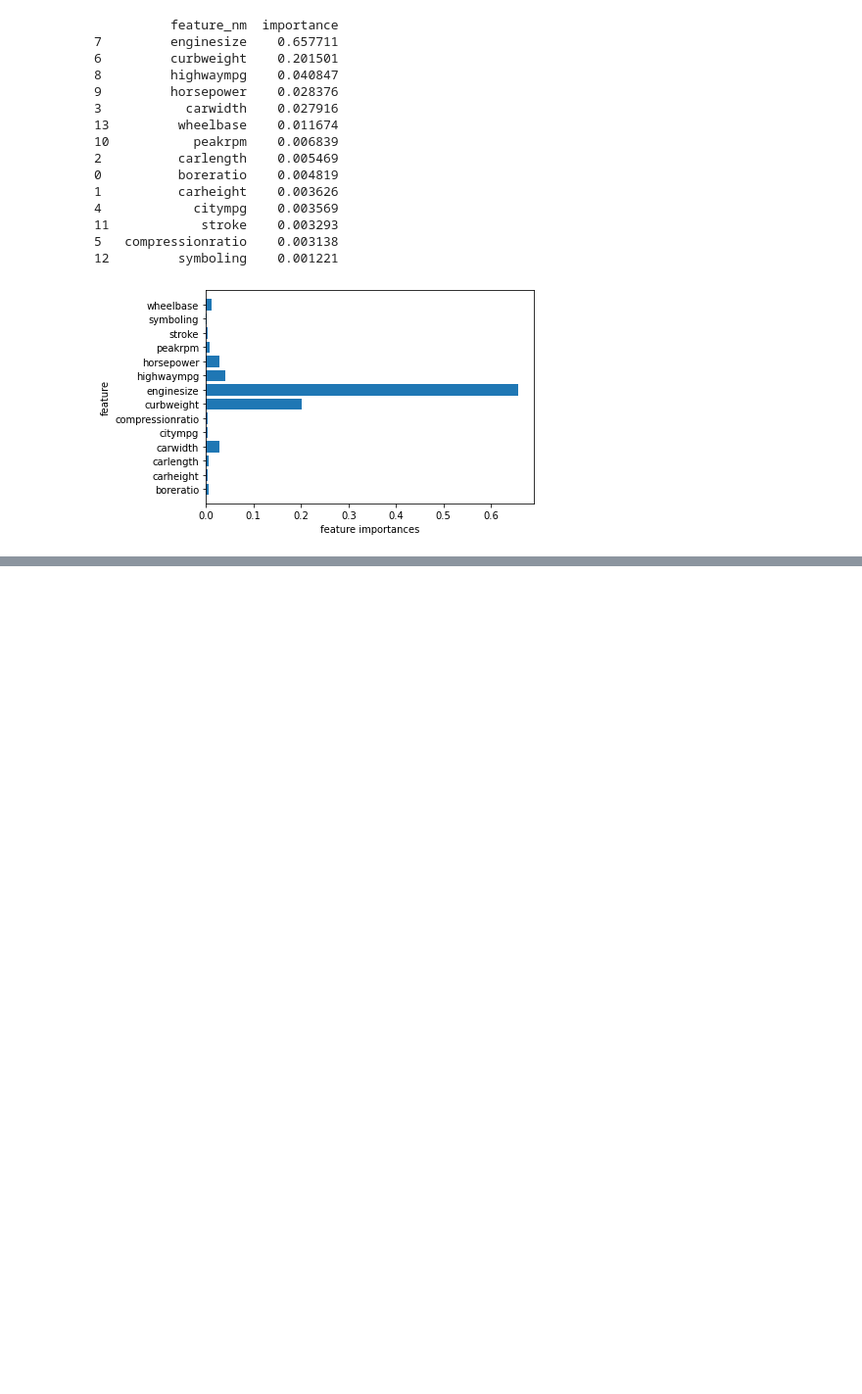
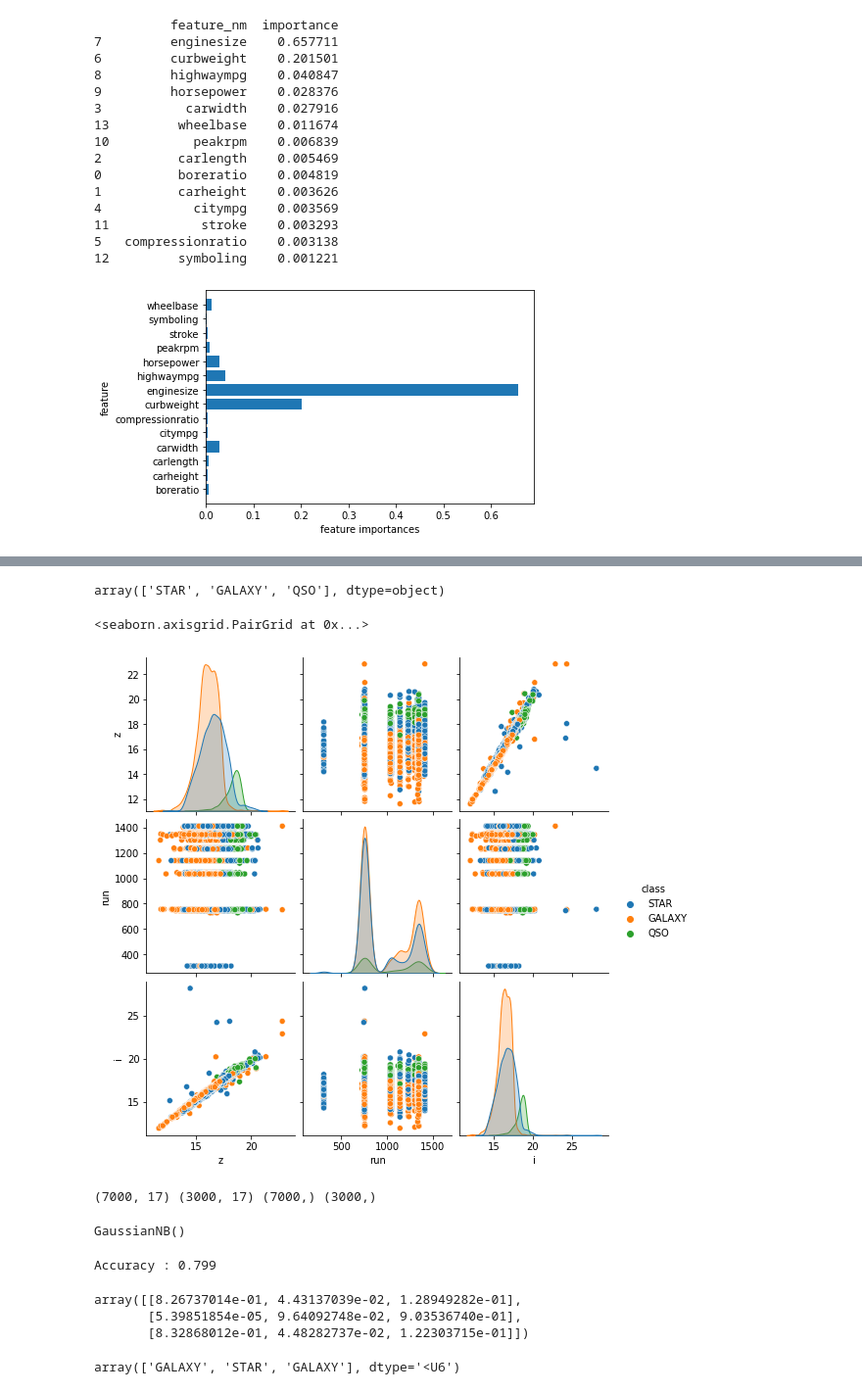
Before and after one commit to Bob-Cheol/bobtory, a Jupyter notebook: study/BigDataAnalyst/6. 머신러닝 - 지도학습.ipynb, the cells around one changed output, grey strips where cells are left out. Shown at 98% size. Drawn from its saved outputs; the diff is of its cells as text; code cells hidden in the pictures; blank space fills up the shorter version.

```diff
--- a/study/BigDataAnalyst/6. 머신러닝 - 지도학습.ipynb
+++ b/study/BigDataAnalyst/6. 머신러닝 - 지도학습.ipynb
@@ -3429,0 +3526,6 @@ plt.show()
+# %%
+import pandas as pd
+
+sky = pd.read_csv('./datasets/Skyserver.csv')
+
+sky
@@ -3429,0 +3566,14 @@ plt.show()
+# %%
+sky['class'].unique()
+# %% [output]
+array(['STAR', 'GALAXY', 'QSO'], dtype=object)
+# %%
+import seaborn as sns
+
+sns.pairplot(
+  hue='class',
+  data=sky[['z', 'run', 'i', 'class']]
+)
+# %% [output]
+<seaborn.axisgrid.PairGrid at 0x...>
+[figure, added]
@@ -3429,0 +3588,42 @@ plt.show()
+# %%
+from sklearn.model_selection import train_test_split
+
+train_x, test_x, train_y, test_y = train_test_split(
+  x,
+  y,
+  test_size=0.3,
+  random_state=1,
+  stratify=y
+)
+
+print(
+  train_x.shape,
+  test_x.shape,
+  train_y.shape,
+  test_y.shape
+)
+# %% [output]
+(7000, 17) (3000, 17) (7000,) (3000,)
+# %%
+from sklearn.naive_bayes import GaussianNB
+
+gnb = GaussianNB()
+gnb.fit(train_x, train_y)
+# %% [output]
+GaussianNB()
+# %%
+pred = gnb.predict(test_x)
+
+print('Accuracy :', gnb.score(test_x, test_y))
+# %% [output]
+Accuracy : 0.799
+# %%
+gnb.predict_proba(test_x)[[0, 13, 68]]
+# %% [output]
+array([[8.26737014e-01, 4.43137039e-02, 1.28949282e-01],
+       [5.39851854e-05, 9.64092748e-02, 9.03536740e-01],
+       [8.32868012e-01, 4.48282737e-02, 1.22303715e-01]])
+# %%
+gnb.predict(test_x)[[0, 13, 68]]
+# %% [output]
+array(['GALAXY', 'STAR', 'GALAXY'], dtype='<U6')
```
Also changed, not shown: parts of 35 cells of this notebook, 2 other files.
